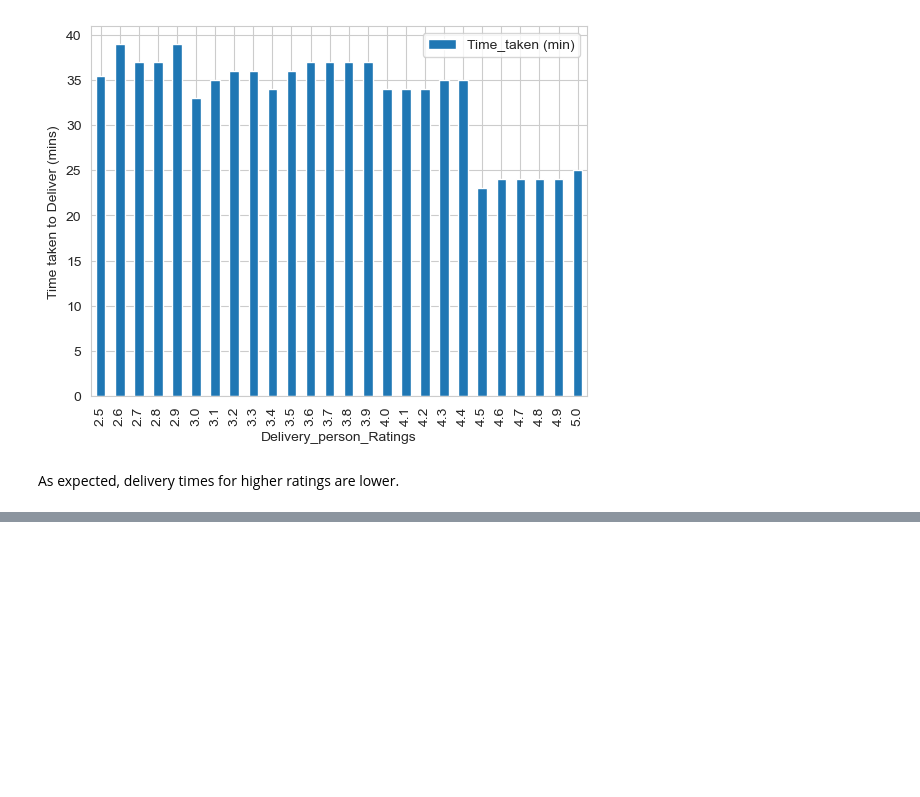
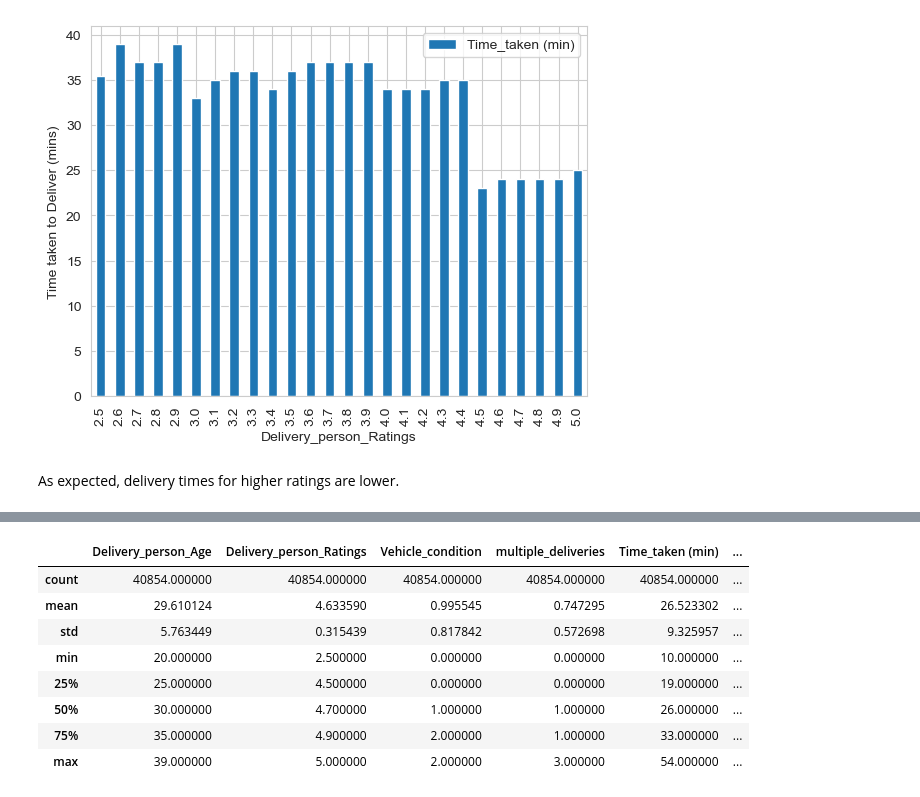
Before and after one commit to abhijitchak103/DelayTimePrediction, a Jupyter notebook: notebooks/Data_Transformation.ipynb, the cells around one changed output, grey strips where cells are left out. Drawn from its saved outputs; the diff is of its cells as text; code cells hidden in the pictures; blank space fills up the shorter version.

```diff
--- a/notebooks/Data_Transformation.ipynb
+++ b/notebooks/Data_Transformation.ipynb
@@ -195,0 +252,14 @@ df['delivery_distance'] = df.apply(
+# %%
+q = delivery_df['Delivery_distance'].quantile(0.99)
+delivery_df = delivery_df[delivery_df['Delivery_distance'] < q ]
+delivery_df.describe()
+# %% [output]
+|  | Delivery_person_Age | Delivery_person_Ratings | Vehicle_condition | multiple_deliveries | Time_taken (min) | ... |
+| count | 40854.000000 | 40854.000000 | 40854.000000 | 40854.000000 | 40854.000000 | ... |
+| mean | 29.610124 | 4.633590 | 0.995545 | 0.747295 | 26.523302 | ... |
+| std | 5.763449 | 0.315439 | 0.817842 | 0.572698 | 9.325957 | ... |
+| min | 20.000000 | 2.500000 | 0.000000 | 0.000000 | 10.000000 | ... |
+| 25% | 25.000000 | 4.500000 | 0.000000 | 0.000000 | 19.000000 | ... |
+| 50% | 30.000000 | 4.700000 | 1.000000 | 1.000000 | 26.000000 | ... |
+| 75% | 35.000000 | 4.900000 | 2.000000 | 1.000000 | 33.000000 | ... |
+| max | 39.000000 | 5.000000 | 2.000000 | 3.000000 | 54.000000 | ... |
```
Also changed, not shown: parts of 35 cells of this notebook.
